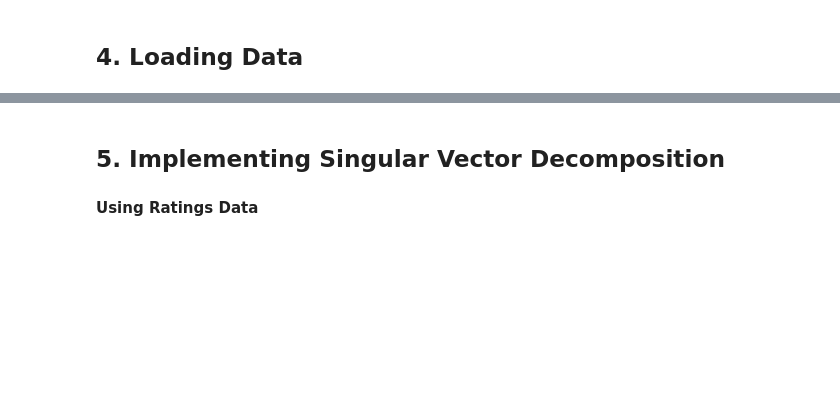
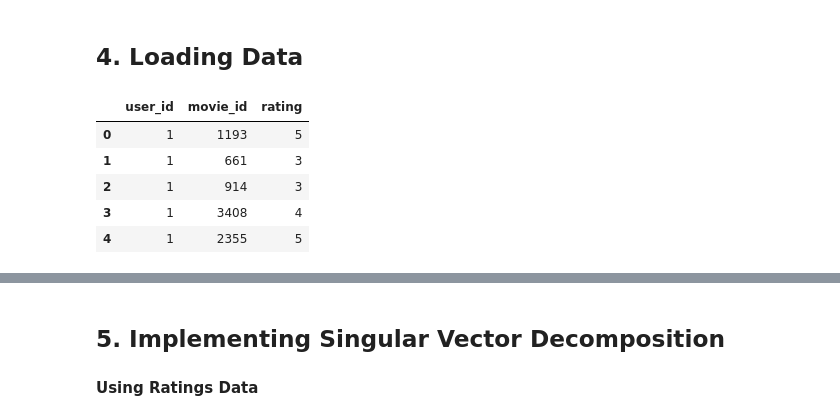
Before and after one commit to PriyankaGPawar/MachineLearningWith_Python, a Jupyter notebook: Class_Notebooks/Recommendation_Engine_Part_II_Singular_Value_Decomposition_(SVD).ipynb, the cells around one changed output, grey strips where cells are left out. Drawn from its saved outputs; the diff is of its cells as text; code cells hidden in the pictures; blank space fills up the shorter version.

```diff
--- a/Class_Notebooks/Recommendation_Engine_Part_II_Singular_Value_Decomposition_(SVD).ipynb
+++ b/Class_Notebooks/Recommendation_Engine_Part_II_Singular_Value_Decomposition_(SVD).ipynb
@@ -94,3 +94,12 @@ ratings = pd.read_csv('https://raw.githubusercontent.com/insaid2018/Term-4/maste
 
 # Reading movies file
 movies = pd.read_csv('https://raw.githubusercontent.com/insaid2018/Term-4/master/Data/Assignment/movies.csv', sep='\t', encoding='latin-1', usecols=['movie_id', 'title', 'genres'])
+# %%
+ratings.head()
+# %% [output]
+|  | user_id | movie_id | rating |
+| 0 | 1 | 1193 | 5 |
+| 1 | 1 | 661 | 3 |
+| 2 | 1 | 914 | 3 |
+| 3 | 1 | 3408 | 4 |
+| 4 | 1 | 2355 | 5 |
```
Also changed, not shown: parts of 30 cells of this notebook.
